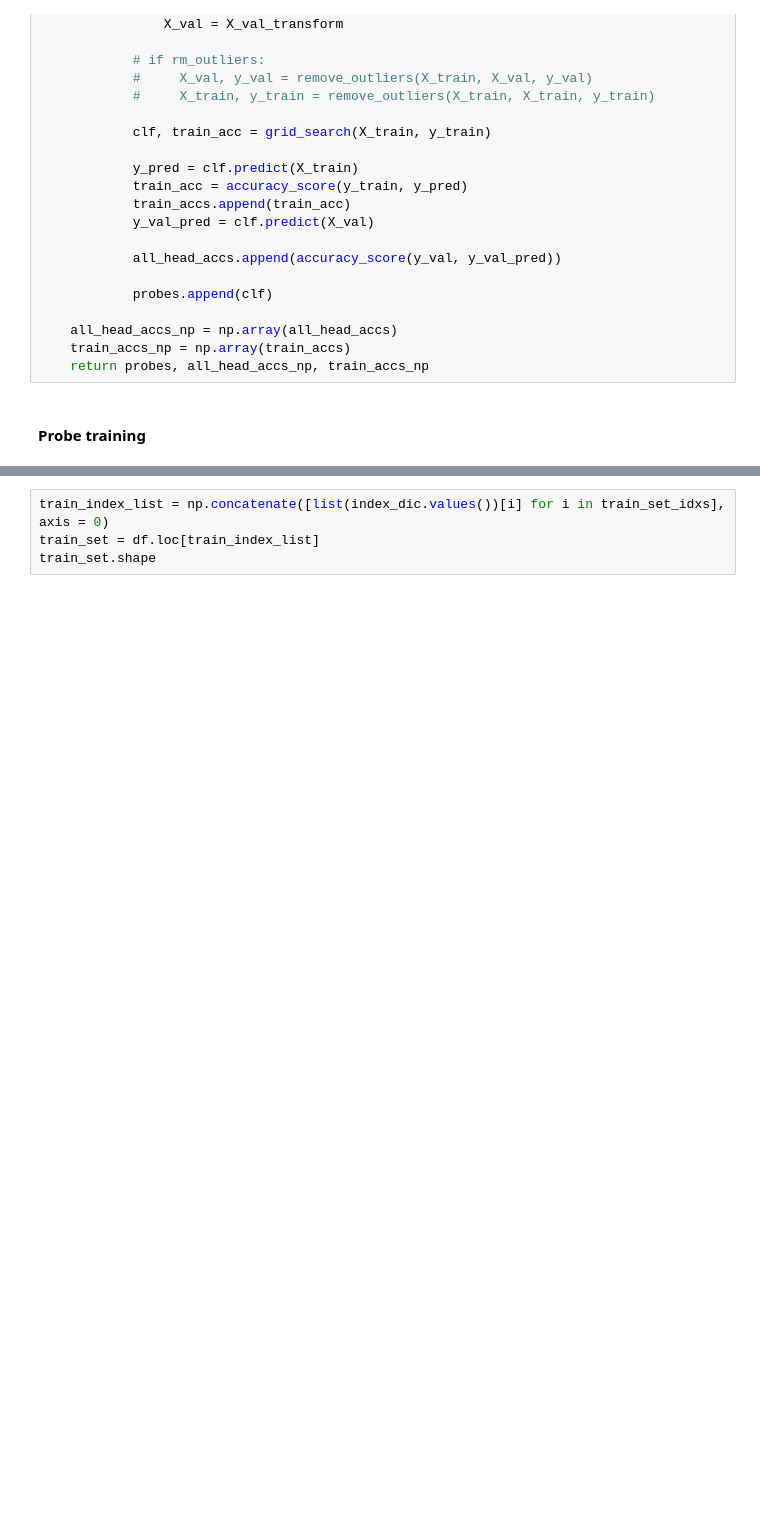
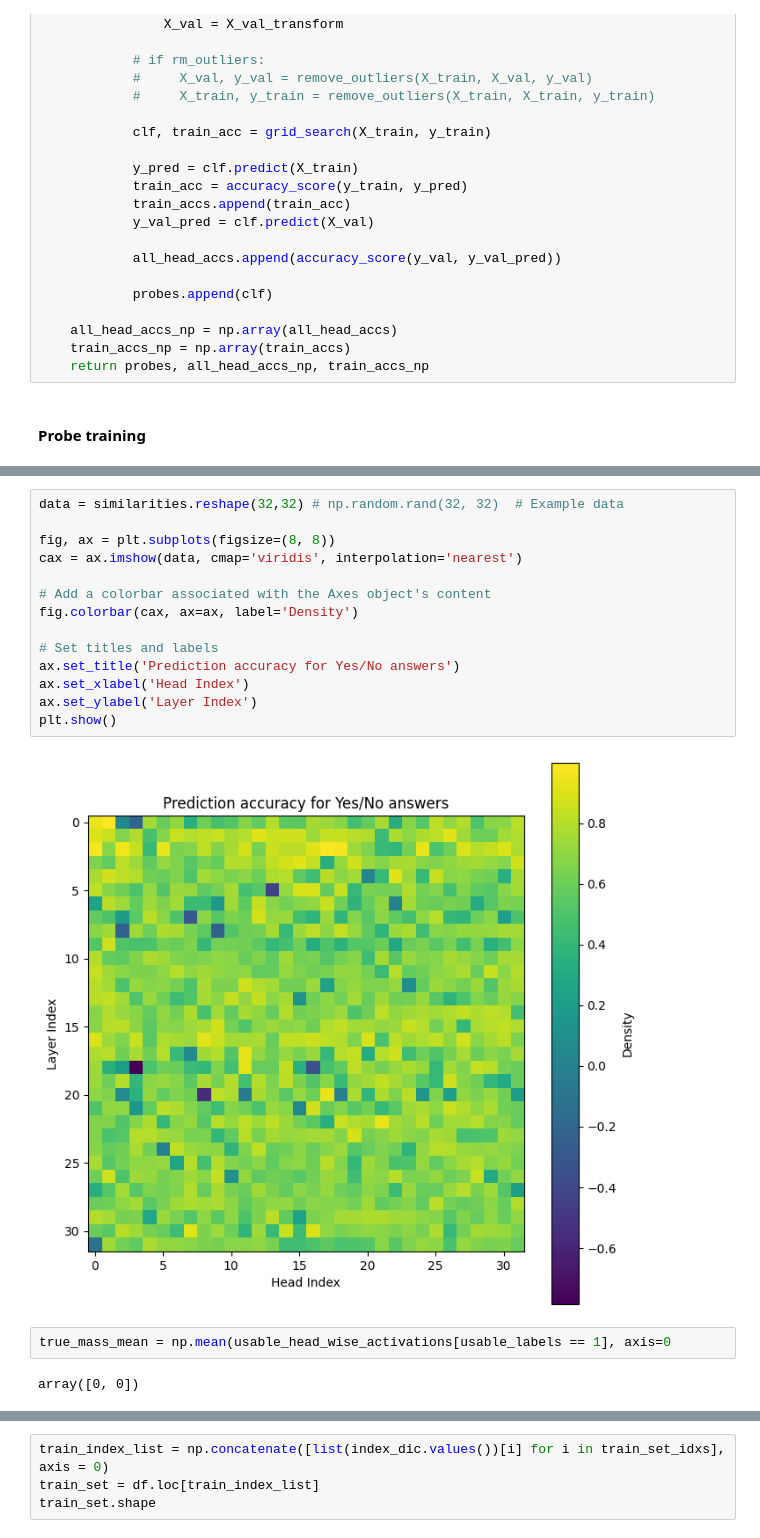
Before and after one commit to PaulDrm/targeted_intervention, a Jupyter notebook: intervention/notebooks/intervention_pca_analysis_ai_coordination.ipynb, the cells around one changed output, grey strips where cells are left out. Drawn from its saved outputs; the diff is of its cells as text; blank space fills up the shorter version.

```diff
--- a/intervention/notebooks/intervention_pca_analysis_ai_coordination.ipynb
+++ b/intervention/notebooks/intervention_pca_analysis_ai_coordination.ipynb
@@ -1439,0 +1769,20 @@ for i in range(len(fold_idxs)):
+# %%
+data = similarities.reshape(32,32) # np.random.rand(32, 32)  # Example data
+
+fig, ax = plt.subplots(figsize=(8, 8))
+cax = ax.imshow(data, cmap='viridis', interpolation='nearest')
+
+# Add a colorbar associated with the Axes object's content
+fig.colorbar(cax, ax=ax, label='Density')
+
+# Set titles and labels
+ax.set_title('Prediction accuracy for Yes/No answers')
+ax.set_xlabel('Head Index')
+ax.set_ylabel('Layer Index')
+plt.show()
+# %% [output]
+[figure, added]
+# %%
+true_mass_mean = np.mean(usable_head_wise_activations[usable_labels == 1], axis=0
+# %% [output]
+array([0, 0])
```
Also changed, not shown: parts of 38 cells of this notebook, 7 other files.
